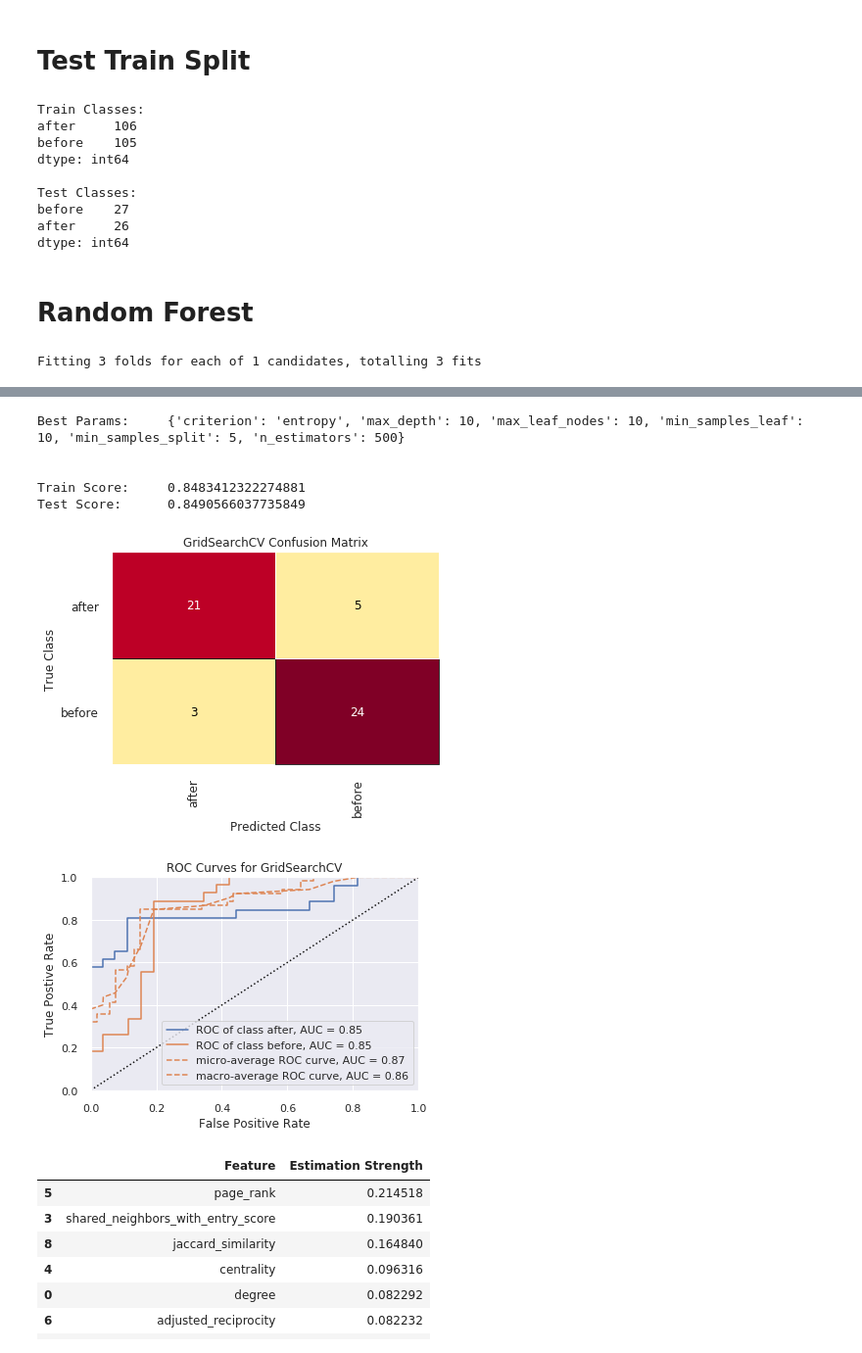
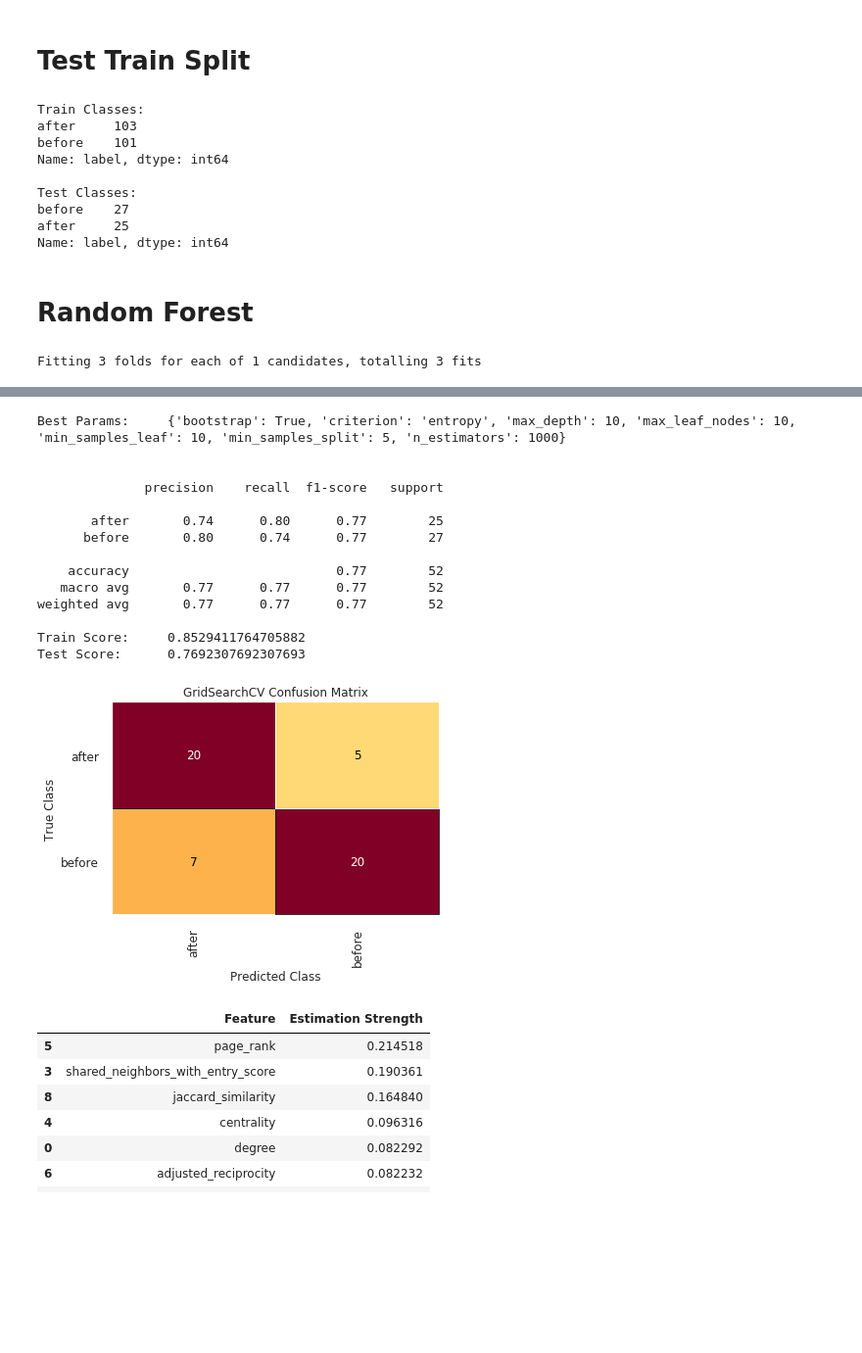
Before and after one commit to QED0711/wiki_learn, a Jupyter notebook: exploration/label_classifier.ipynb, the cells around one changed output, grey strips where cells are left out. Shown at 98% size. Saved outputs shown, nothing was run; the diff lists cells and outputs as text; code cells hidden in the pictures; blank space fills up the shorter version.

Commit message:
adjusted random states to verify classification results

```diff
--- a/exploration/label_classifier.ipynb
+++ b/exploration/label_classifier.ipynb
@@ -80,9 +83,9 @@ X = labeled_df.drop([
     "similarity_rank",
 
     # trimming less valuable estimators
-    "shortest_path_length_to_entry",
-    "primary_link",
-    "category_matches_with_source",
+#     "shortest_path_length_to_entry",
+#     "primary_link",
+#     "category_matches_with_source",
 #     "shortest_path_length_from_entry",
 #     "in_edges",
 #     "adjusted_reciprocity",
@@ -95,17 +98,17 @@ cols = X.columns
 ros = RandomOverSampler()
 rus = RandomUnderSampler()
 
-# class imbalance undersampling
-X, y = rus.fit_sample(X, y)
+## class imbalance undersampling
+# X, y = rus.fit_sample(X, y)
 
-X = pd.DataFrame(X, columns=cols)
-y = pd.Series(y)
+# X = pd.DataFrame(X, columns=cols)
+# y = pd.Series(y)
 
 #basic train test split
 X_train, X_test, y_train, y_test = train_test_split(X, y, train_size=0.8)
 
 
-# class imbalance oversampling
+## class imbalance oversampling
 # X_train, y_train = ros.fit_sample(X_train, y_train)
 # X_train = pd.DataFrame(X_train, columns=cols)
 # y_train = pd.Series(y_train)
@@ -120,29 +123,30 @@ print("Test Classes:")
 print(y_test.value_counts(), "\n")
 # %% [output]
 Train Classes:
-after     106
-before    105
-dtype: int64
+after     103
+before    101
+Name: label, dtype: int64
 
 Test Classes:
 before    27
-after     26
-dtype: int64
+after     25
+Name: label, dtype: int64
 # %% [markdown]
 # Random Forest
 # %%
-rf = RandomForestClassifier(n_jobs=-1, random_state=10)
+rf = RandomForestClassifier(n_jobs=-1, random_state=42)
 
 # GridSearch params
 params = {
 #     "pca__n_components": [4,5,6,7,8,9],
 
     "criterion": ["entropy"], # entropy
-    "n_estimators": [500], # 100
+    "n_estimators": [1000], # 100
     "max_depth": [10], # 10
     "min_samples_split": [5], # 5
     "min_samples_leaf": [10], # 10
     "max_leaf_nodes": [10], # 8
+    "bootstrap": [True]
 
 }
 
@@ -150,11 +154,13 @@ rf_model = GridSearchCV(rf, params, n_jobs=-1, cv=3, verbose=2)
 
 rf_model.fit(X_train, y_train)
 
-cm = ConfusionMatrix(rf_model, classes=["after", "before"], is_fitted=True)
-visualizer = ROCAUC(rf_model, classes=["after", "before"], is_fitted=True)
+y_preds = rf_model.predict(X_test)
 
+cm = ConfusionMatrix(rf_model, classes=rf_model.classes_, is_fitted=True)
+visualizer = ROCAUC(rf_model, classes=rf_model.classes_, is_fitted=True)
 
 print("Best Params:\t", rf_model.best_params_, "\n\n")
+print(classification_report(y_test, y_preds, target_names=rf_model.classes_))
 print("Train Score:\t", rf_model.score(X_train, y_train))
 print("Test Score:\t", cm.score(X_test, y_test))
 cm.poof()
@@ -169,10 +175,18 @@ Fitting 3 folds for each of 1 candidates, totalling 3 fits
-Best Params:     {'criterion': 'entropy', 'max_depth': 10, 'max_leaf_nodes': 10, 'min_samples_leaf': 10, 'min_samples_split': 5, 'n_estimators': 500}
+Best Params:     {'bootstrap': True, 'criterion': 'entropy', 'max_depth': 10, 'max_leaf_nodes': 10, 'min_samples_leaf': 10, 'min_samples_split': 5, 'n_estimators': 1000}
 
 
-Train Score:     0.8483412322274881
-Test Score:      0.8490566037735849
+              precision    recall  f1-score   support
+
+       after       0.74      0.80      0.77        25
+      before       0.80      0.74      0.77        27
+
+    accuracy                           0.77        52
+   macro avg       0.77      0.77      0.77        52
+weighted avg       0.77      0.77      0.77        52
+
+Train Score:     0.8529411764705882
+Test Score:      0.7692307692307693
-[figure, old version]
+[figure, new version]
-[figure, removed]
 # %%
 
 best_estimators = pd.DataFrame(list(zip(X_train.columns, rf_model.best_estimator_.feature_importances_)),
```
Also changed, not shown: parts of 9 cells of this notebook, 3 other files.
